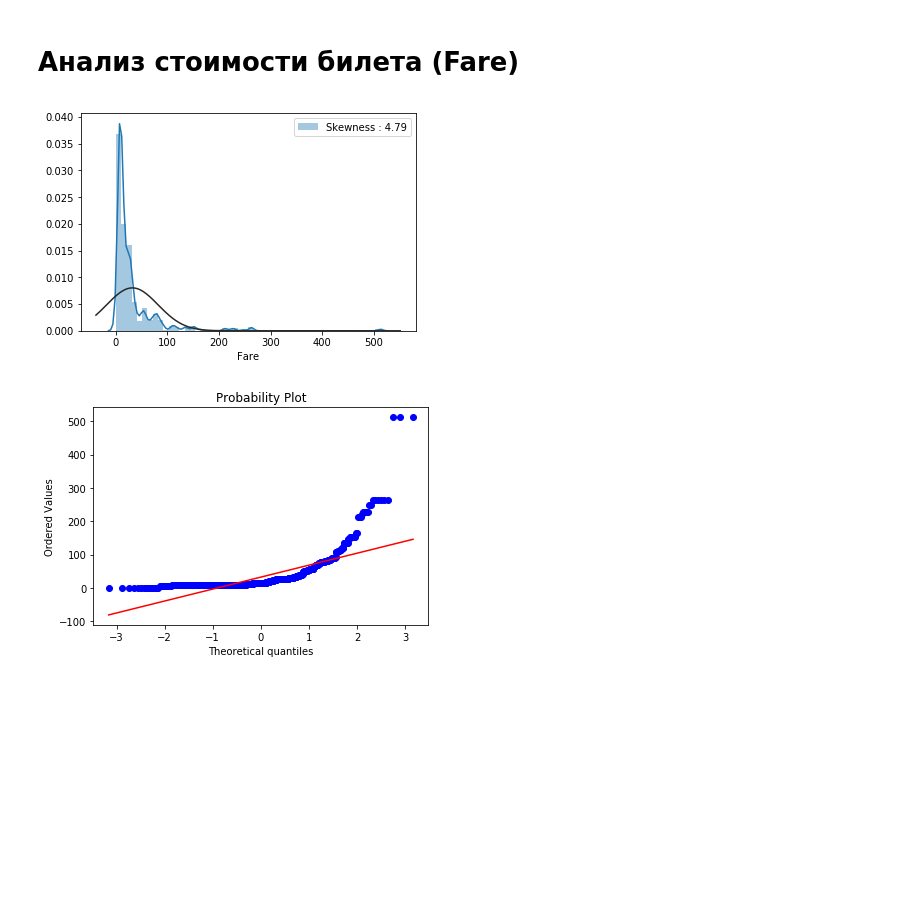
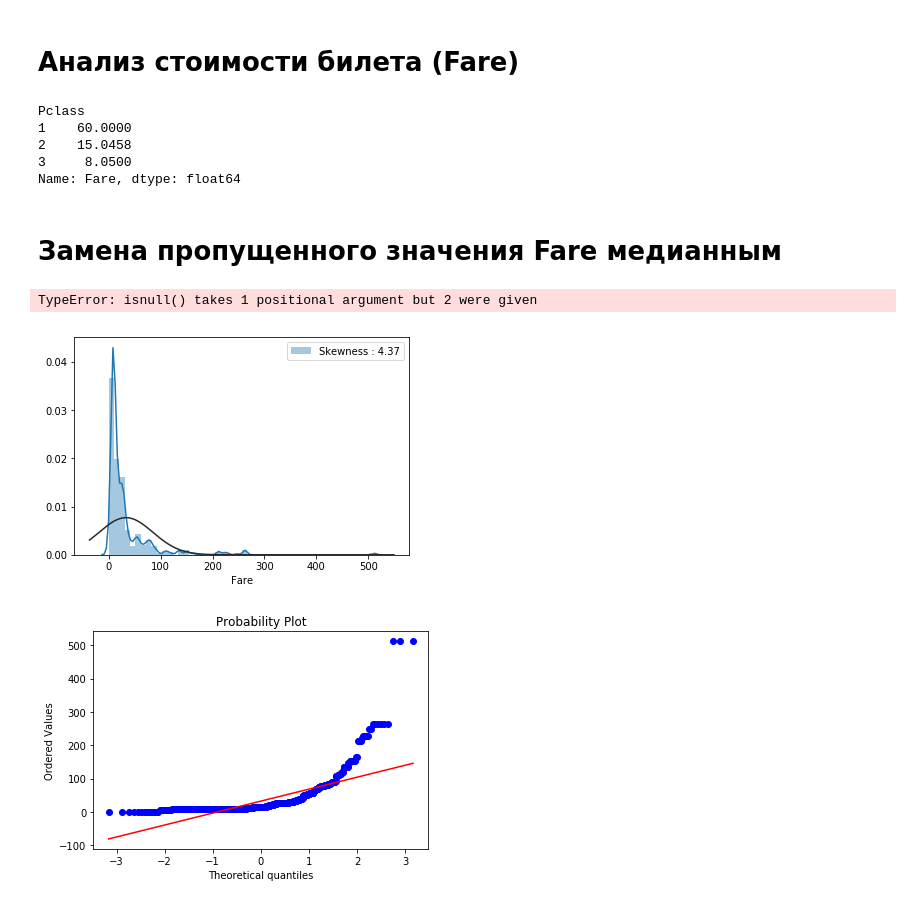
Before and after one commit to DmKuzin/kaggle_titanic, a Jupyter notebook: Titanic2.ipynb, the cells around one changed output. Drawn from its saved outputs; the diff is of its cells as text; code cells hidden in the pictures; blank space fills up the shorter version.

Commit message:
работа с признаком Fare (стоимость билета)

```diff
--- a/Titanic2.ipynb
+++ b/Titanic2.ipynb
@@ -203,11 +205,25 @@ dtype: int64
+# %%
+fare_pclass
+# %% [output]
+Pclass
+1    60.0000
+2    15.0458
+3     8.0500
+Name: Fare, dtype: float64
+# %% [markdown]
+# Замена пропущенного значения Fare медианным
+# %%
+all_data['Fare'] = all_data.groupby(['Pclass'])['Fare'].apply(lambda x: x.isnull(x.median()))
+# %% [output]
+TypeError: isnull() takes 1 positional argument but 2 were given
 # %%
 from scipy import stats
 from scipy.stats import norm
 
-g = sns.distplot(train_data['Fare'], fit=norm, label="Skewness : %.2f"%(train_data["Fare"].skew()))
+g = sns.distplot(all_data['Fare'], fit=norm, label="Skewness : %.2f"%(all_data["Fare"].skew()))
 g = g.legend()
 # %% [output]
-[figure, old version]
+[figure, new version]
 # %%
 res = stats.probplot(train_data['Fare'], plot=plt)
 # %% [output]
```
Also changed, not shown: parts of 4 cells of this notebook.
